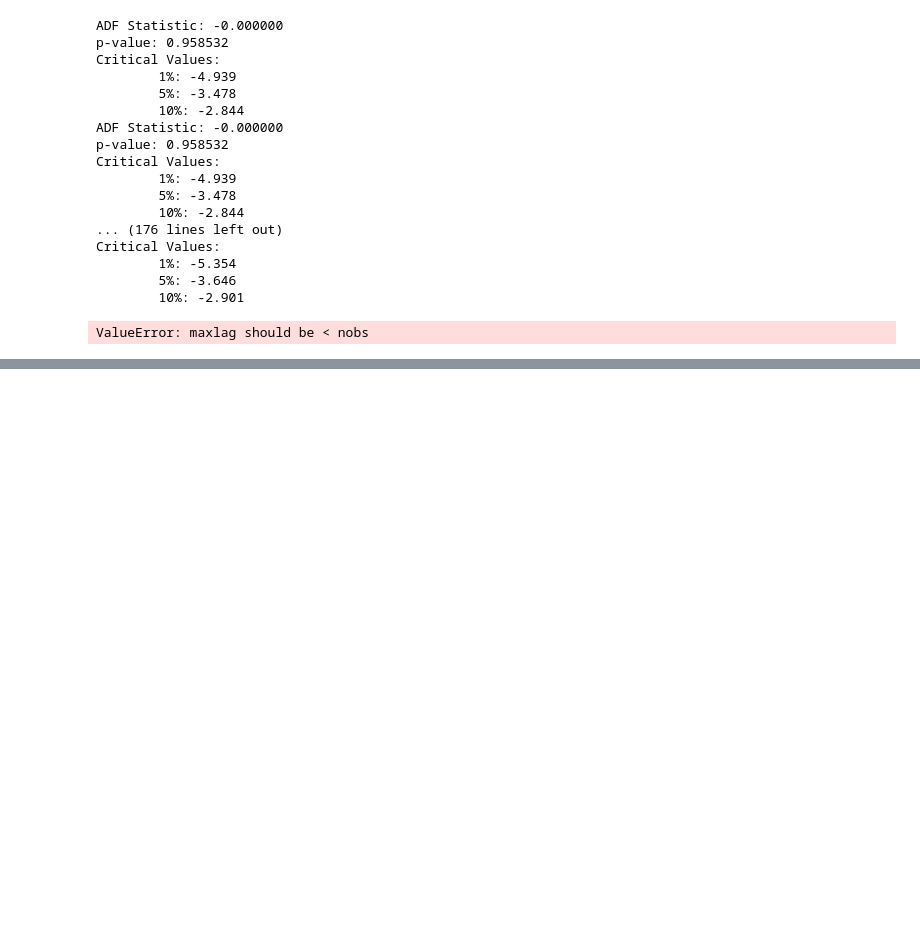
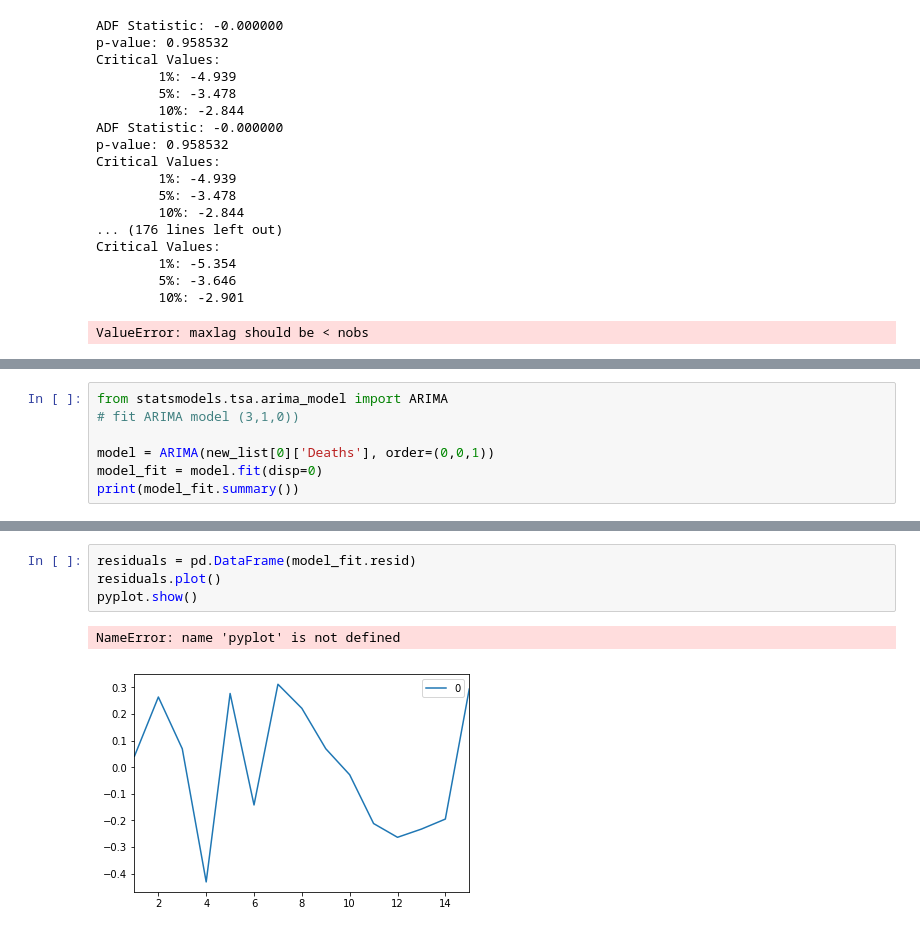
Before and after one commit to Cristinamulas/Final_Project, a Jupyter notebook: Time Series F.ipynb, the cells around one changed output, grey strips where cells are left out. Saved outputs shown, nothing was run; the diff lists cells and outputs as text; blank space fills up the shorter version.

```diff
--- a/Time Series F.ipynb
+++ b/Time Series F.ipynb
@@ -837,0 +672,7 @@ LinAlgError: Array must not contain infs or NaNs
+# %%
+from statsmodels.tsa.arima_model import ARIMA
+# fit ARIMA model (3,1,0))
+
+model = ARIMA(new_list[0]['Deaths'], order=(0,0,1))
+model_fit = model.fit(disp=0)
+print(model_fit.summary())
@@ -837,0 +700,7 @@ LinAlgError: Array must not contain infs or NaNs
+# %%
+residuals = pd.DataFrame(model_fit.resid)
+residuals.plot()
+pyplot.show()
+# %% [output]
+NameError: name 'pyplot' is not defined
+[figure, added]
```
Also changed, not shown: parts of 18 cells of this notebook.
